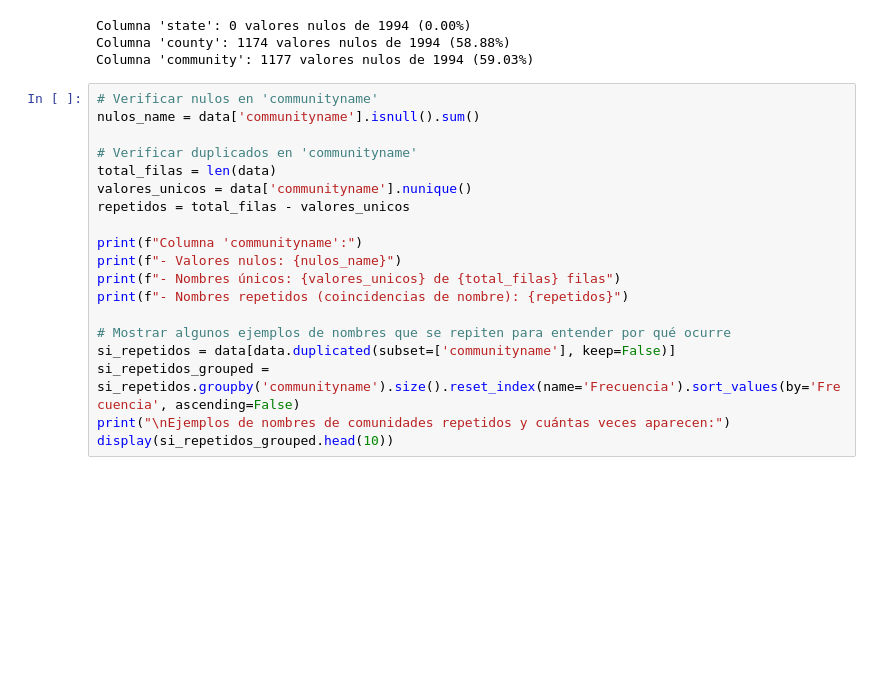
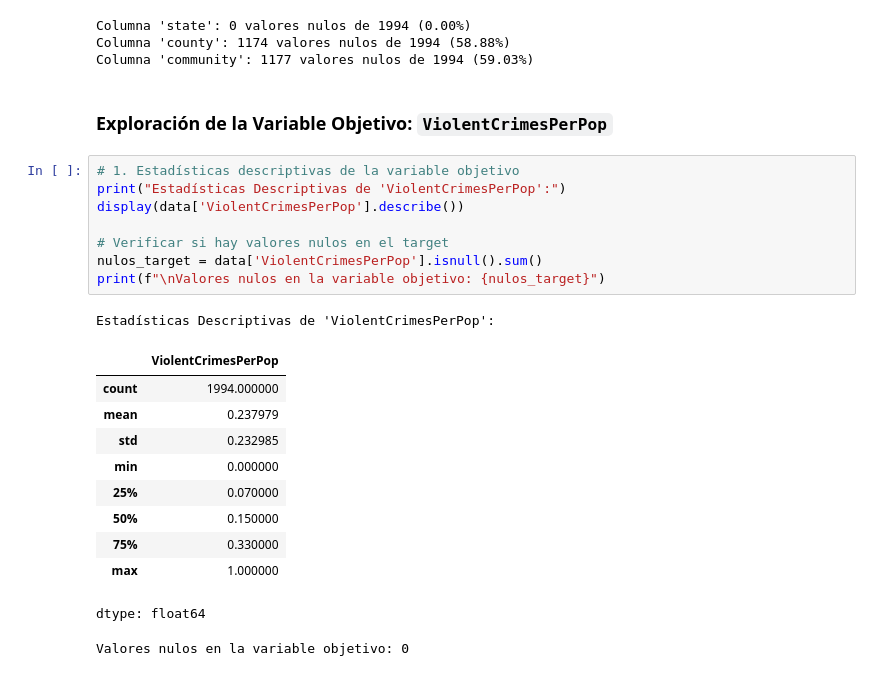
Before and after one commit to AndresMontesDeOca/AnalisisDatos2, a Jupyter notebook: Entregas/Actividad3.ipynb, the cells around one changed output. Drawn from its saved outputs; the diff is of its cells as text; blank space fills up the shorter version.

```diff
--- a/Entregas/Actividad3.ipynb
+++ b/Entregas/Actividad3.ipynb
@@ -116,22 +91,26 @@ for col, nulos in nulos_geograficos.items():
 Columna 'state': 0 valores nulos de 1994 (0.00%)
 Columna 'county': 1174 valores nulos de 1994 (58.88%)
 Columna 'community': 1177 valores nulos de 1994 (59.03%)
-# %%
-# Verificar nulos en 'communityname'
-nulos_name = data['communityname'].isnull().sum()
-
-# Verificar duplicados en 'communityname'
-total_filas = len(data)
-valores_unicos = data['communityname'].nunique()
-repetidos = total_filas - valores_unicos
-
-print(f"Columna 'communityname':")
-print(f"- Valores nulos: {nulos_name}")
-print(f"- Nombres únicos: {valores_unicos} de {total_filas} filas")
-print(f"- Nombres repetidos (coincidencias de nombre): {repetidos}")
-
-# Mostrar algunos ejemplos de nombres que se repiten para entender por qué ocurre
-si_repetidos = data[data.duplicated(subset=['communityname'], keep=False)]
-si_repetidos_grouped = si_repetidos.groupby('communityname').size().reset_index(name='Frecuencia').sort_values(by='Frecuencia', ascending=False)
-print("\nEjemplos de nombres de comunidades repetidos y cuántas veces aparecen:")
-display(si_repetidos_grouped.head(10))
+# %% [markdown]
+### Exploración de la Variable Objetivo: `ViolentCrimesPerPop`
+# %%
+# 1. Estadísticas descriptivas de la variable objetivo
+print("Estadísticas Descriptivas de 'ViolentCrimesPerPop':")
+display(data['ViolentCrimesPerPop'].describe())
+
+# Verificar si hay valores nulos en el target
+nulos_target = data['ViolentCrimesPerPop'].isnull().sum()
+print(f"\nValores nulos en la variable objetivo: {nulos_target}")
+# %% [output]
+Estadísticas Descriptivas de 'ViolentCrimesPerPop':
+|  | ViolentCrimesPerPop |
+| count | 1994.000000 |
+| mean | 0.237979 |
+| std | 0.232985 |
+| min | 0.000000 |
+| 25% | 0.070000 |
+| 50% | 0.150000 |
+| 75% | 0.330000 |
+| max | 1.000000 |
+dtype: float64
+Valores nulos en la variable objetivo: 0
```
Also changed, not shown: parts of 8 cells of this notebook.
